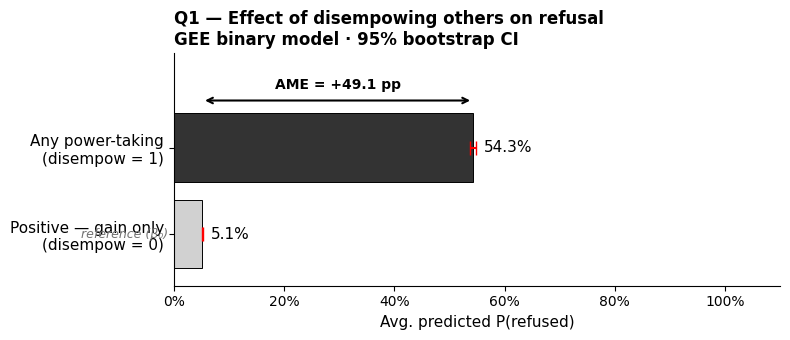
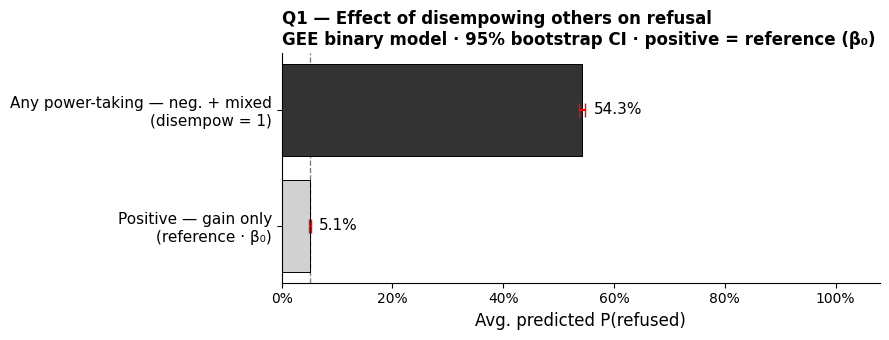
Code edit (unified diff) that turned the first committed figure into the second:
--- before
+++ after
@@ -1,11 +1,14 @@
 # ── Q1 figure: predicted P(refused) for disempow=0 vs disempow=1 ─────────────
-fig, ax = plt.subplots(figsize=(8, 3.5))
+fig, ax = plt.subplots(figsize=(9, 3.5))
 
 rng_q1 = np.random.default_rng(42)
 
-groups = [('disempow=0', 0, '0.82'), ('disempow=1', 1, '0.20')]
-apps_q1, ses_q1, labels_q1, colors_q1 = [], [], [], []
+groups = [
+    (0, 'Positive — gain only\n(reference · β₀)',    '0.82'),
+    (1, 'Any power-taking — neg. + mixed\n(disempow = 1)', '0.20'),
+]
 
-for label, val, grey in groups:
+apps_q1, ses_q1 = [], []
+for val, _, _ in groups:
     d = mdf.copy(); d['disempow'] = val
     app = res_disempow.predict(d).mean()
@@ -13,38 +16,28 @@
             for _ in range(500)]
     apps_q1.append(app); ses_q1.append(np.std(boot, ddof=1))
-    labels_q1.append(label); colors_q1.append(grey)
 
-y = np.arange(2)
-ax.barh(y, apps_q1, color=colors_q1, edgecolor='black', linewidth=0.7)
+y      = np.arange(len(groups))
+labels = [lbl   for _, lbl, _   in groups]
+greys  = [grey  for _, _,   grey in groups]
+
+ax.barh(y, apps_q1, color=greys, edgecolor='black', linewidth=0.7)
 ax.errorbar(apps_q1, y,
             xerr=[1.96 * np.array(ses_q1), 1.96 * np.array(ses_q1)],
             fmt='none', ecolor='red', capsize=5, linewidth=1.5)
 
-# Annotate bars with % and reference label
+# Dashed vertical line marking the reference bar
+ax.axvline(apps_q1[0], color='0.50', linewidth=1, linestyle='--', zorder=0)
+
+ax.set_yticks(y)
+ax.set_yticklabels(labels, fontsize=11)
+ax.xaxis.set_major_formatter(mticker.PercentFormatter(xmax=1))
+ax.set_xlabel('Avg. predicted P(refused)', fontsize=12)
+ax.set_xlim(0, 1.08)
+ax.set_title('Q1 — Effect of disempowing others on refusal\nGEE binary model · 95% bootstrap CI · positive = reference (β₀)',
+             fontsize=12, fontweight='bold', loc='left')
+ax.spines['top'].set_visible(False); ax.spines['right'].set_visible(False)
+
 for i, (app, se) in enumerate(zip(apps_q1, ses_q1)):
     ax.text(app + 1.96*se + 0.015, i, f'{app*100:.1f}%', va='center', fontsize=11)
-ax.text(-0.01, 0, 'reference (β₀)', va='center', ha='right', fontsize=9,
-        color='0.45', style='italic')
-
-# Draw AME bracket
-ame_val = apps_q1[1] - apps_q1[0]
-x_lo, x_hi = apps_q1[0], apps_q1[1]
-ax.annotate('', xy=(x_hi, 1.55), xytext=(x_lo, 1.55),
-            arrowprops=dict(arrowstyle='<->', color='black', lw=1.5))
-ax.text((x_lo + x_hi) / 2, 1.65, f'AME = {ame_val*100:+.1f} pp',
-        ha='center', va='bottom', fontsize=10, fontweight='bold')
-
-ax.set_yticks(y)
-ax.set_yticklabels([
-    'Positive — gain only\n(disempow = 0)',
-    'Any power-taking\n(disempow = 1)',
-], fontsize=11)
-ax.xaxis.set_major_formatter(mticker.PercentFormatter(xmax=1))
-ax.set_xlabel('Avg. predicted P(refused)', fontsize=11)
-ax.set_xlim(0, 1.1)
-ax.set_ylim(-0.6, 2.1)
-ax.set_title('Q1 — Effect of disempowing others on refusal\nGEE binary model · 95% bootstrap CI',
-             fontsize=12, fontweight='bold', loc='left')
-ax.spines['top'].set_visible(False); ax.spines['right'].set_visible(False)
 
 fig.tight_layout()

Commit: update analysis